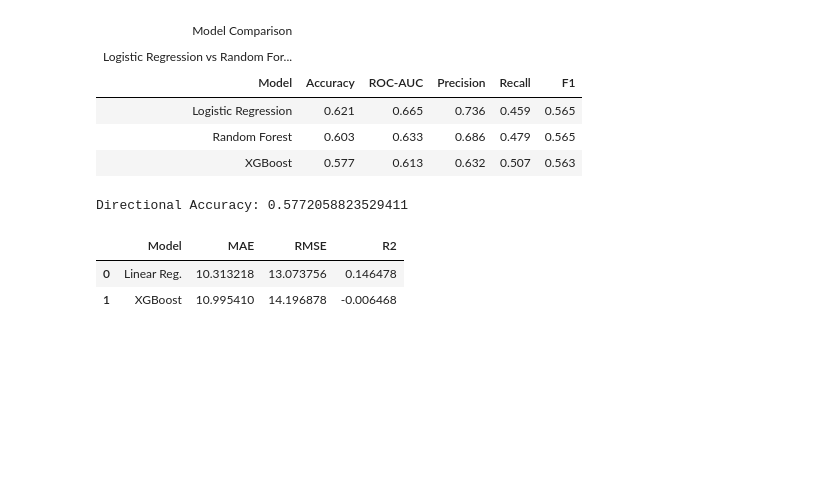
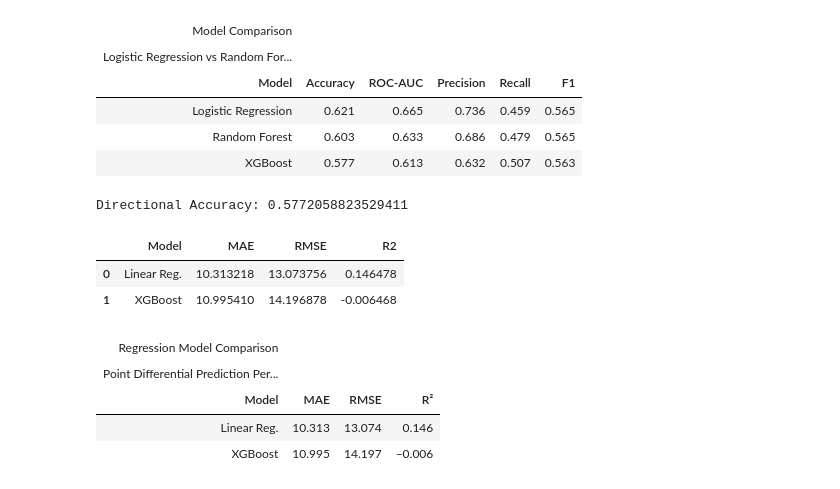
Before and after one commit to felipeaguilarch/CSE482, a Jupyter notebook: notebooks/NFL_models.ipynb, the cells around one changed output. Saved outputs shown, nothing was run; the diff lists cells and outputs as text; code cells hidden in the pictures; blank space fills up the shorter version.

```diff
--- a/notebooks/NFL_models.ipynb
+++ b/notebooks/NFL_models.ipynb
@@ -1416,3 +1419,30 @@ reg_df
 |  | Model | MAE | RMSE | R2 |
 | 0 | Linear Reg. | 10.313218 | 13.073756 | 0.146478 |
 | 1 | XGBoost | 10.995410 | 14.196878 | -0.006468 |
+# %%
+gt_reg = (
+    GT(reg_df)
+    .tab_header(
+        title="Regression Model Comparison",
+        subtitle="Point Differential Prediction Performance"
+    )
+    .cols_label(
+        Model="Model",
+        MAE="MAE",
+        RMSE="RMSE",
+        R2="R²"
+    )
+    .cols_align(align="center")
+    .fmt_number(
+        columns=["MAE", "RMSE", "R2"],
+        decimals=3
+    )
+)
+
+gt_reg
+# %% [output]
+| Regression Model Comparison |  |  |  |
+| Point Differential Prediction Per... |  |  |  |
+| Model | MAE | RMSE | R² |
+| Linear Reg. | 10.313 | 13.074 | 0.146 |
+| XGBoost | 10.995 | 14.197 | −0.006 |
```
Also changed, not shown: parts of 14 cells of this notebook.
